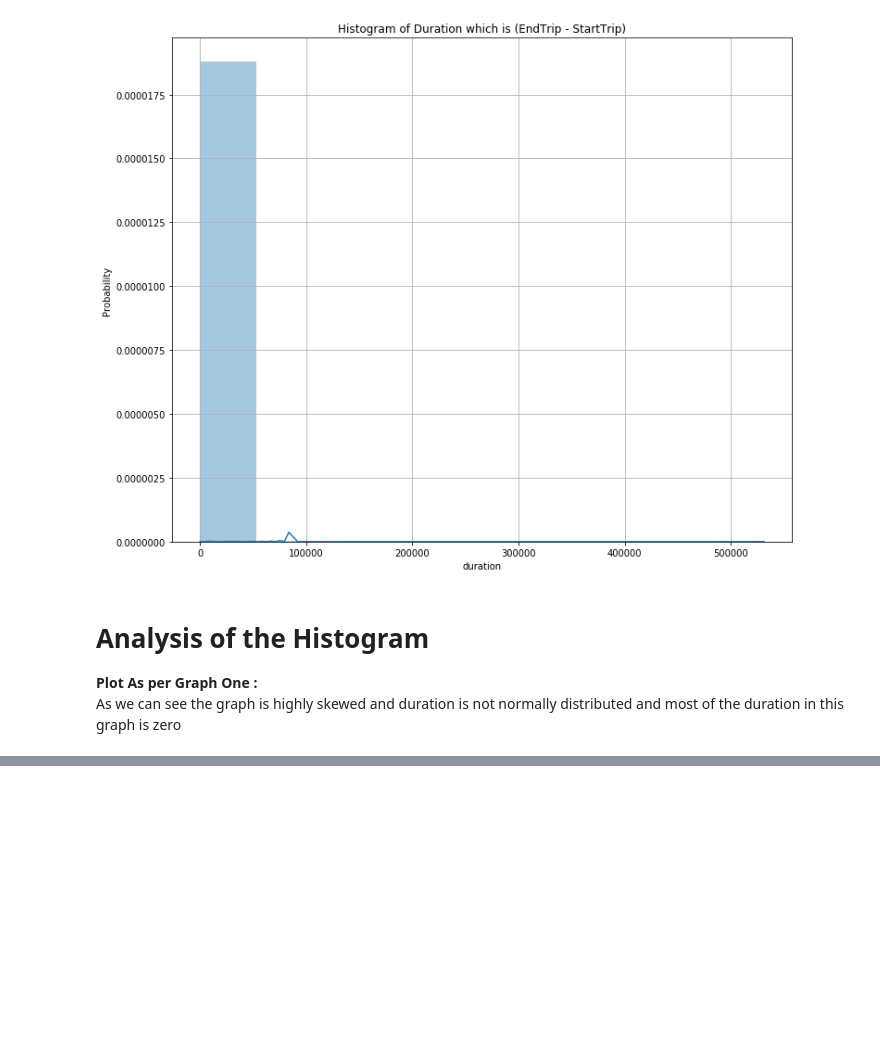
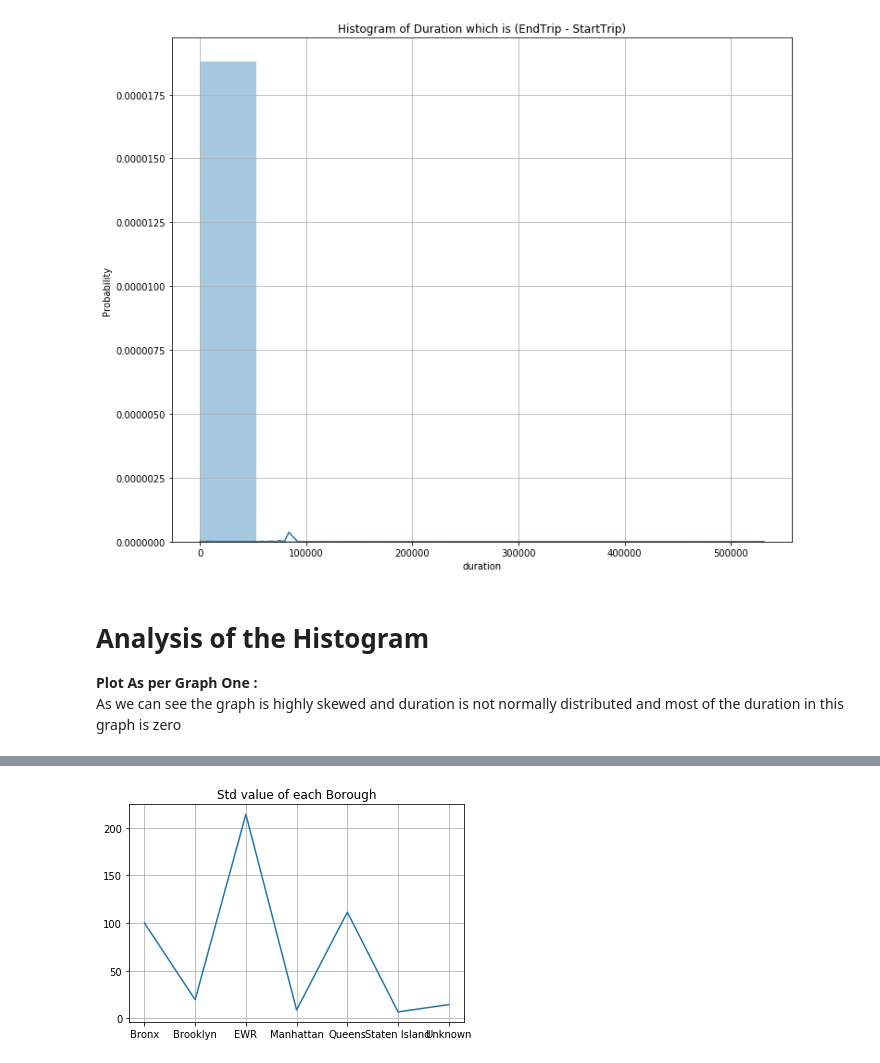
Before and after one commit to Wuj94/nyc-taxi, a Jupyter notebook: ADM _HW2.ipynb, the cells around one changed output, grey strips where cells are left out. Drawn from its saved outputs; the diff is of its cells as text; code cells hidden in the pictures; blank space fills up the shorter version.

```diff
--- a/ADM _HW2.ipynb
+++ b/ADM _HW2.ipynb
@@ -91,0 +159,8 @@ plot_graph(sixth_duration_ofNYC)
+# %%
+#lets plot the mean and std of each borough
+plt.plot(mean_std_dataFrameByBorough['Borough'],mean_std_dataFrameByBorough['std'])
+plt.grid()
+plt.title("Std value of each Borough")
+plt.show()
+# %% [output]
+[figure, added]
```
Also changed, not shown: parts of 10 cells of this notebook.
